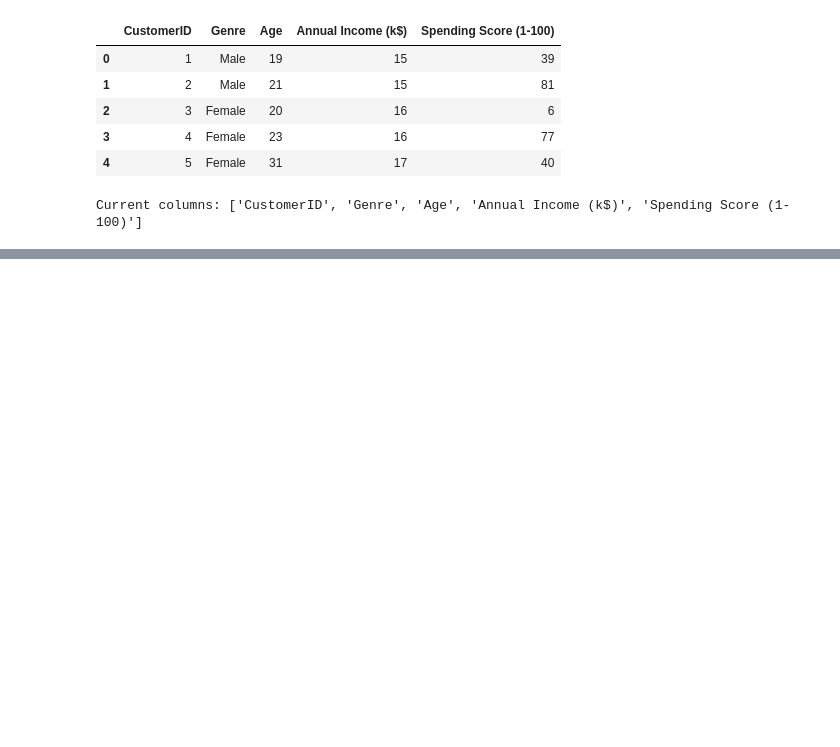
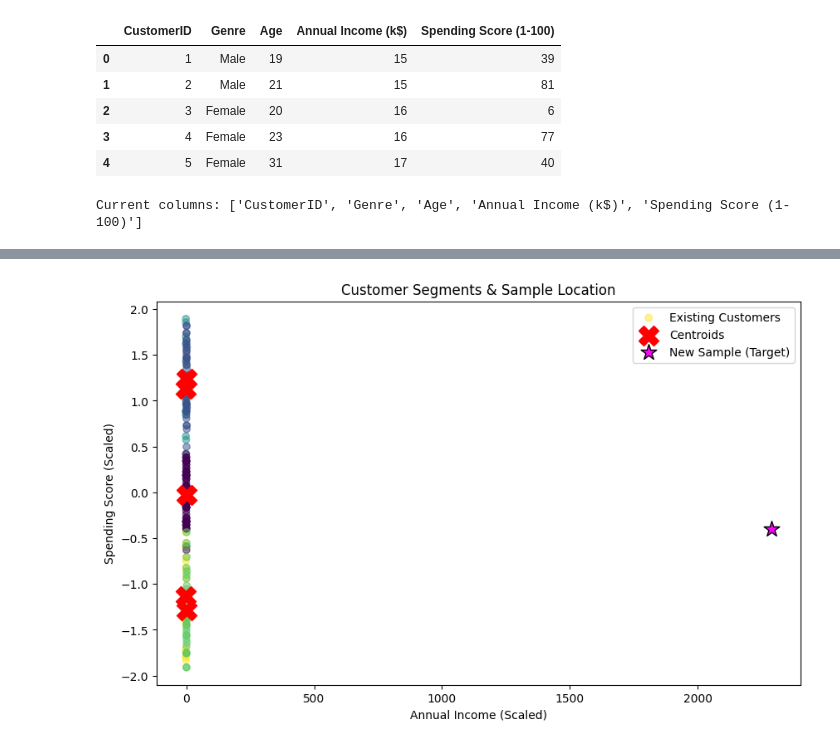
Before and after one commit to OfficialTanishGupta/ML-Models, a Jupyter notebook: KMeans-Customer-Segmentation/notebook/customer_segmentation_kmeans.ipynb, the cells around one changed output, grey strips where cells are left out. Cells and saved outputs as stored; diff of their text form; code cells hidden in the pictures; blank space fills up the shorter version.

```diff
--- a/KMeans-Customer-Segmentation/notebook/customer_segmentation_kmeans.ipynb
+++ b/KMeans-Customer-Segmentation/notebook/customer_segmentation_kmeans.ipynb
@@ -35,0 +88,21 @@ X_scaled = scaler.fit_transform(X)
+# %%
+import matplotlib.pyplot as plt
+
+plt.figure(figsize=(10, 6))
+plt.scatter(X_scaled[:, 0], X_scaled[:, 1], c=kmeans.labels_, cmap='viridis', alpha=0.5, label='Existing Customers')
+
+
+plt.scatter(kmeans.cluster_centers_[:, 0], kmeans.cluster_centers_[:, 1],
+            s=300, c='red', marker='X', label='Centroids')
+
+
+plt.scatter(sample_scaled[0, 0], sample_scaled[0, 1],
+            s=200, c='magenta', edgecolors='black', marker='*', label='New Sample (Target)')
+
+plt.title("Customer Segments & Sample Location")
+plt.xlabel("Annual Income (Scaled)")
+plt.ylabel("Spending Score (Scaled)")
+plt.legend()
+plt.show()
+# %% [output]
+[figure, added]
```
Also changed, not shown: parts of 5 cells of this notebook, 2 other files.
